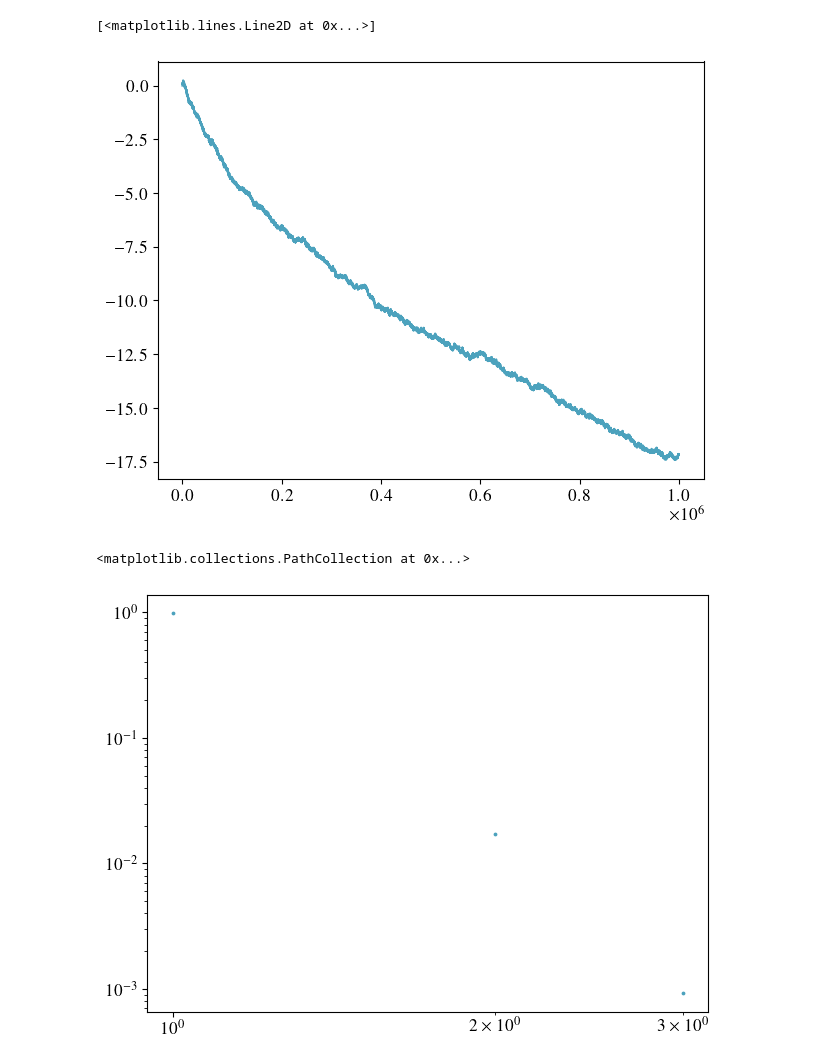
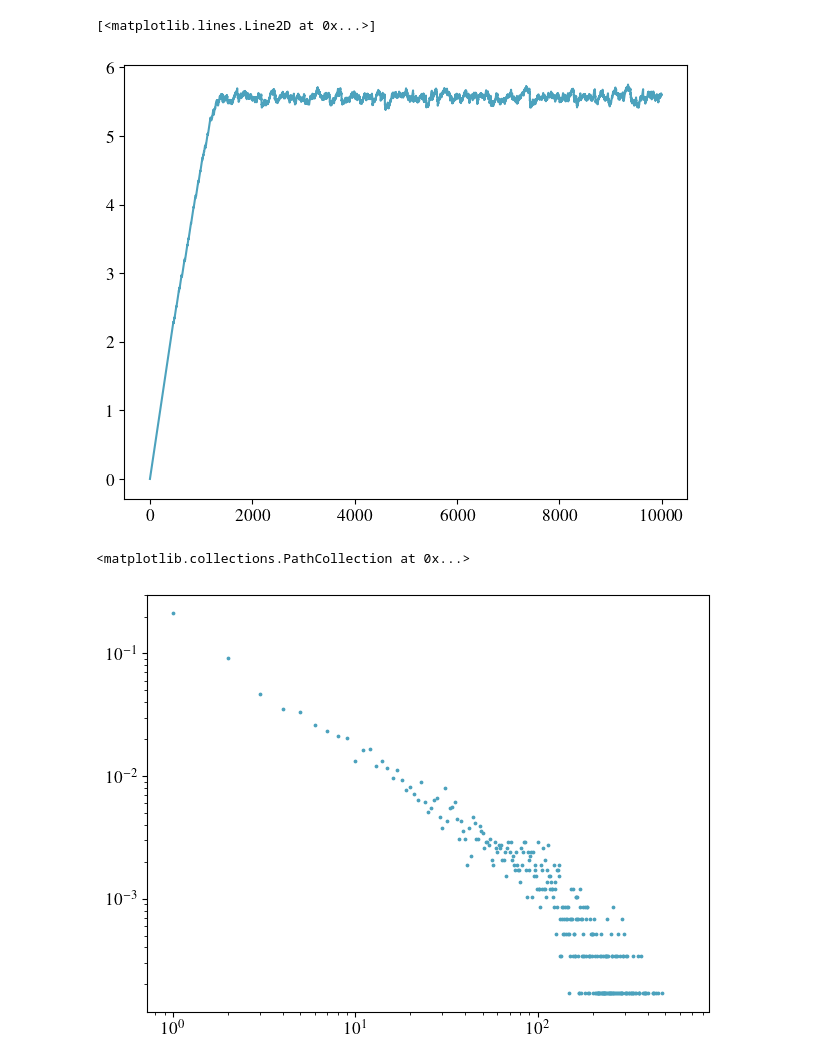
Before and after one commit to GabrielRemi/Sandpile, a Jupyter notebook: Code/sandpile_nd_test.ipynb, the cells around one changed output. Drawn from its saved outputs; the diff is of its cells as text; code cells hidden in the pictures.

```diff
--- a/Code/sandpile_nd_test.ipynb
+++ b/Code/sandpile_nd_test.ipynb
@@ -33,23 +37,26 @@ with ctx.Pool() as pool:
 # %%
 from sandpile import *
 import matplotlib.pyplot as plt
 
 
 plt.figure(1, figsize=(12, 5))
 
 dim = 2
+bound = "c"
+cons = "n"
+grid = 20
 plt.subplot(121)
-system = SandpileND.load_from_file(f"data{dim}_closed")
+system = SandpileND.load_from_file(f"data_{dim}_{20}_{bound}_{cons}")
 
 plt.plot(range(system.average_slopes.__len__()), system.average_slopes)
 
 # plt.subplot(122)
 # system = SandpileND.load_from_file(f"data{dim}_closed")
 #
 # plt.plot(range(system.average_slopes.__len__()), system.average_slopes)
 # %% [output]
 [<matplotlib.lines.Line2D at 0x...>]
-[figure, old version]
+[figure, new version]
 # %%
 data = system.get_avalanche_data()
 # %%
@@ -60,4 +67,4 @@ plt.xscale("log")
 plt.scatter(time_steps, size, s=3)
 # %% [output]
 <matplotlib.collections.PathCollection at 0x...>
-[figure, old version]
+[figure, new version]
```
Also changed, not shown: parts of 1 cell of this notebook, 3 other files.
